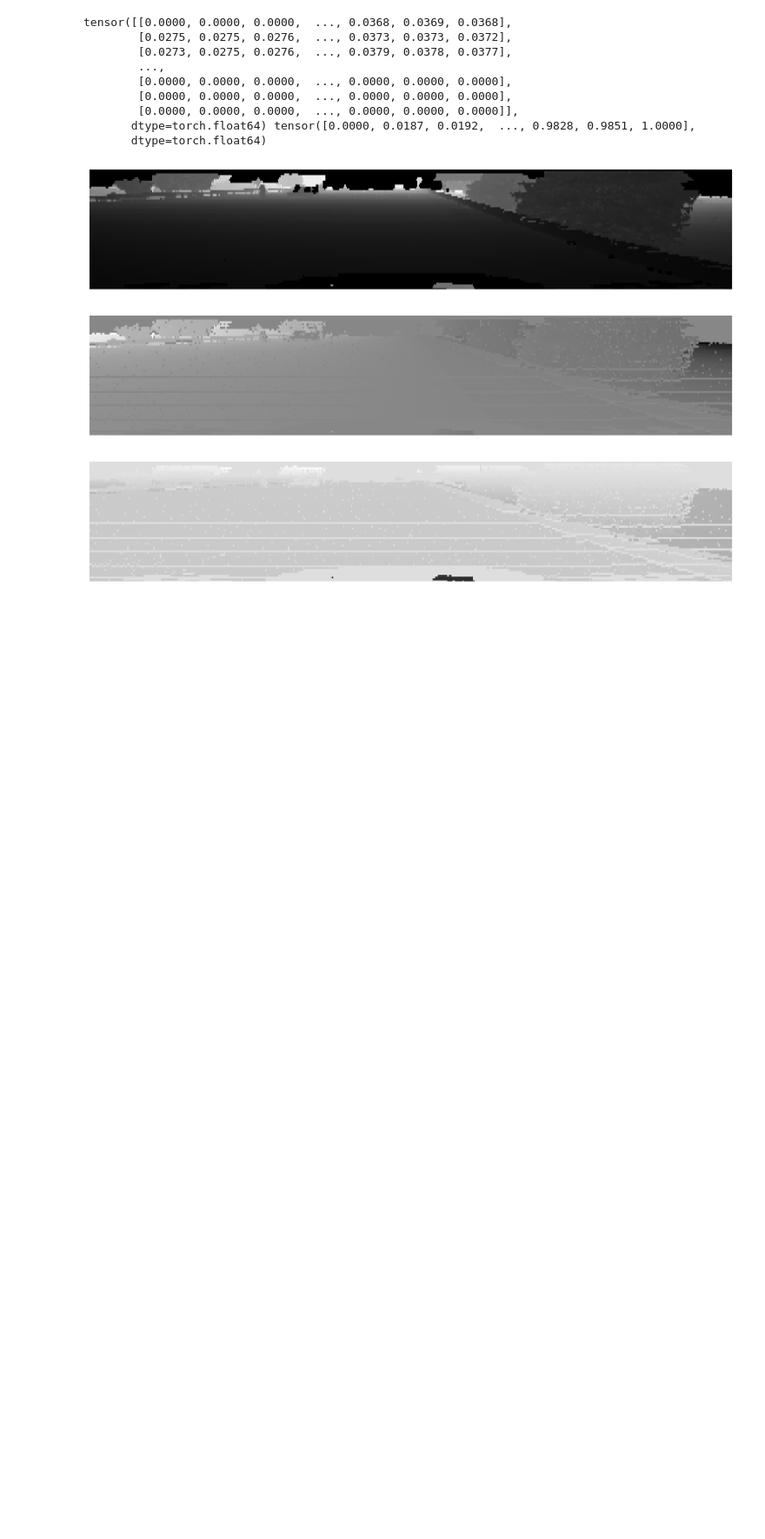
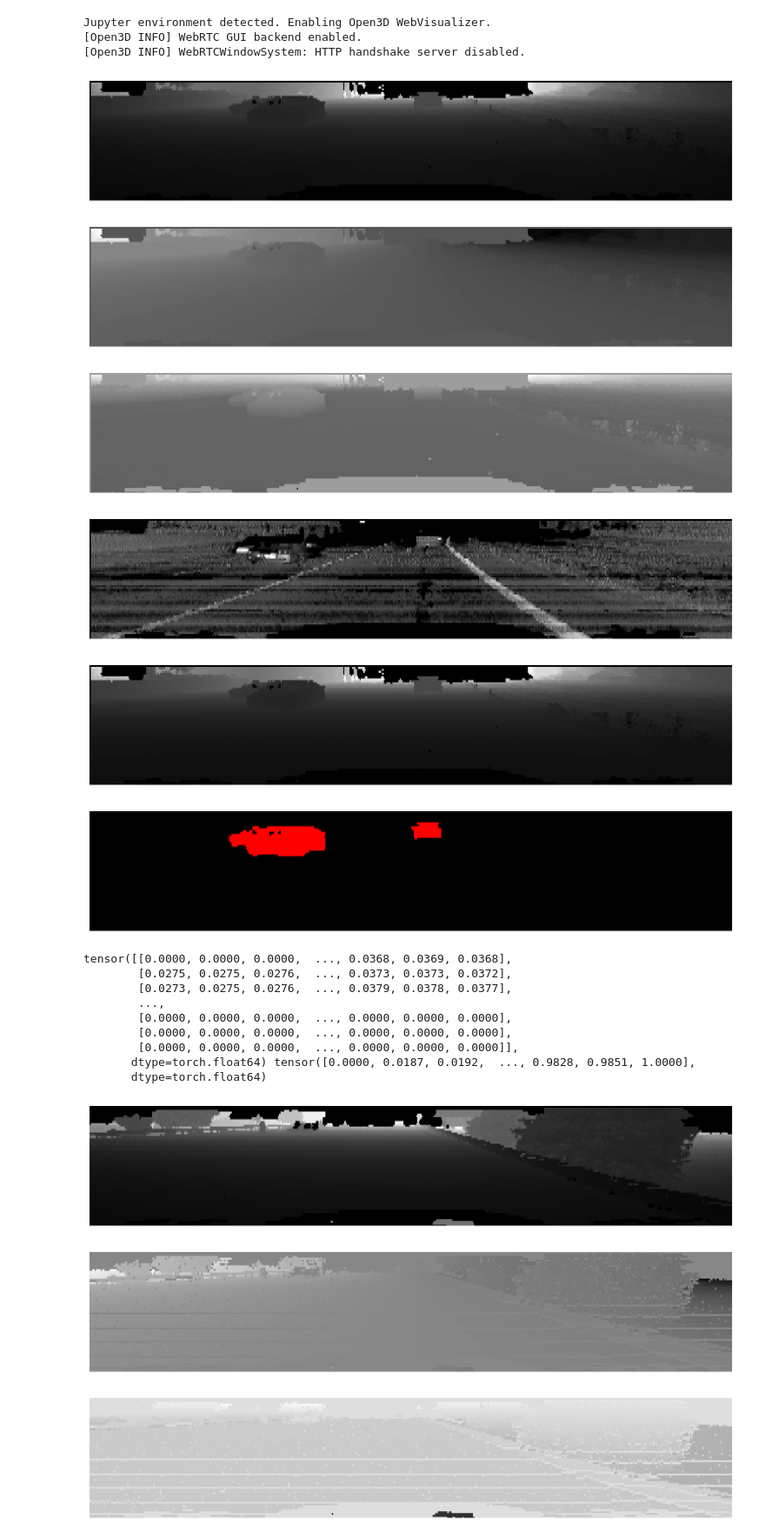
Before and after one commit to ChenXinXuTUSC/kittiobj3dtest, a Jupyter notebook: notebook/playground.ipynb, the cells around one changed output. Shown: that part at 87% size. Saved outputs shown, nothing was run; the diff lists cells and outputs as text; code cells hidden in the pictures; blank space fills up the shorter version.

```diff
--- a/notebook/playground.ipynb
+++ b/notebook/playground.ipynb
@@ -13,3 +7,58 @@ Jupyter environment detected. Enabling Open3D WebVisualizer.
+# %%
+import sys
+sys.path.append("..")
+
+import torch
+import torch.utils.data
+
+import numpy as np
+
+import matplotlib.pyplot as plt
+
+import core
+
+def visualize(fmap: np.ndarray, pallete: dict):
+    img = np.zeros((*fmap.shape[:2], 3), dtype=np.uint8)
+    for idx, (cls_name, color) in enumerate(pallete.items()):
+        img[fmap == idx] = np.array(color)
+    return img
+
+def show_spherical_proj(img: np.ndarray):
+    plt.figure(figsize=(12, 6), dpi=128, tight_layout=True)
+    plt.axis([512, 0, 0, 64])
+    plt.axis("off")
+    plt.imshow(img, cmap="gray", aspect=1.5, interpolation='nearest')
+
+args_dataset = core.readconfyaml.read("../conf/dataset/KITTIObj3d.yaml")
+args_dataset.root = "../data/kittiobj3d"
+dataset = core.dataset.KITTIObj3d(
+    **args_dataset,
+    split="train"
+)
+loader = torch.utils.data.DataLoader(
+    dataset=dataset,
+    batch_size=1,
+    shuffle=True
+)
+
+for iter, (fmap, gdth) in enumerate(loader):
+    show_spherical_proj(fmap[0][0]) # x
+    show_spherical_proj(fmap[0][1]) # y
+    show_spherical_proj(fmap[0][2]) # z
+    show_spherical_proj(fmap[0][3]) # i
+    show_spherical_proj(fmap[0][4]) # r
+    show_spherical_proj(visualize(gdth[0], args_dataset.pallete))
+    break
+# %% [output]
+Jupyter environment detected. Enabling Open3D WebVisualizer.
+[Open3D INFO] WebRTC GUI backend enabled.
+[Open3D INFO] WebRTCWindowSystem: HTTP handshake server disabled.
+[figure, added]
+[figure, added]
+[figure, added]
+[figure, added]
+[figure, added]
+[figure, added]
 # %%
 import sys
 sys.path.append("..")
```
Also changed, not shown: parts of 5 cells of this notebook, 1 other file.
